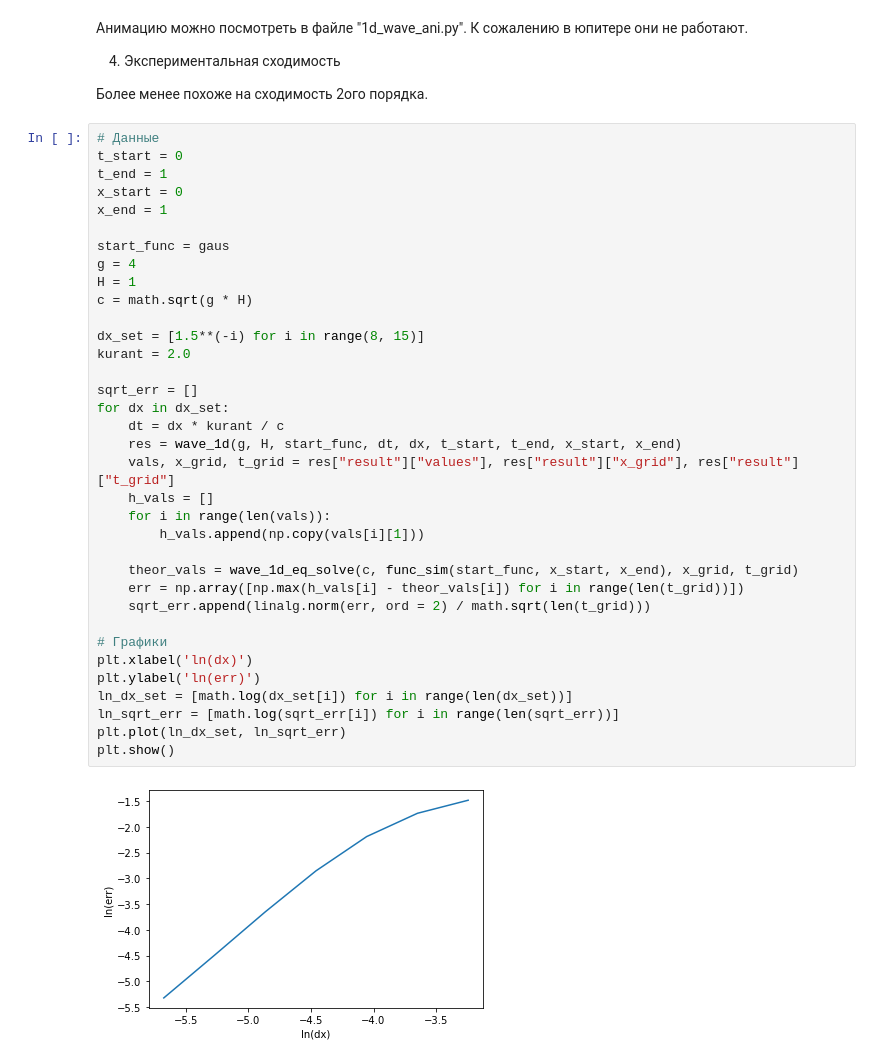
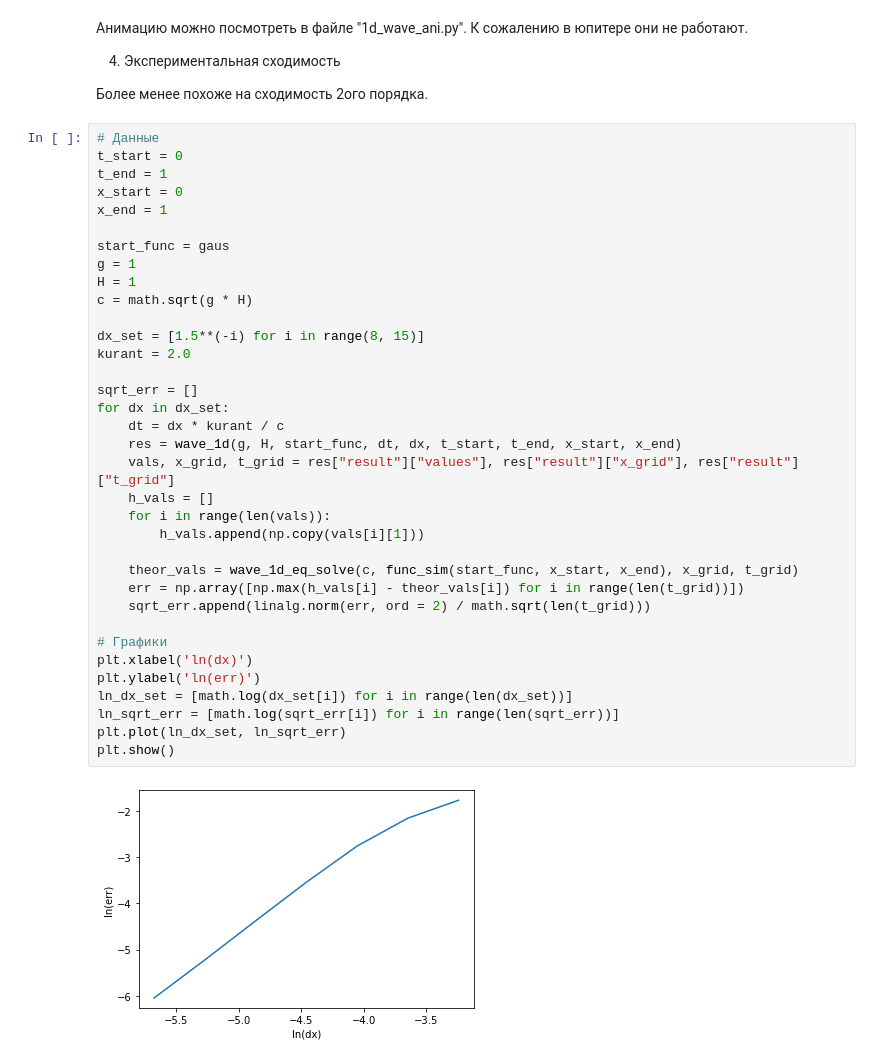
Before and after one commit to Griborii/computation_math, a Jupyter notebook: project/main.ipynb, the cells around one changed output. Saved outputs shown, nothing was run; the diff lists cells and outputs as text.

```diff
--- a/project/main.ipynb
+++ b/project/main.ipynb
@@ -216,32 +216,32 @@ x_start = 0
 x_end = 1
 
 start_func = gaus
-g = 4
+g = 1
 H = 1
 c = math.sqrt(g * H)
 
 dx_set = [1.5**(-i) for i in range(8, 15)]
 kurant = 2.0
 
 sqrt_err = []
 for dx in dx_set:
     dt = dx * kurant / c
     res = wave_1d(g, H, start_func, dt, dx, t_start, t_end, x_start, x_end)
     vals, x_grid, t_grid = res["result"]["values"], res["result"]["x_grid"], res["result"]["t_grid"]
     h_vals = []
     for i in range(len(vals)):
         h_vals.append(np.copy(vals[i][1]))
 
     theor_vals = wave_1d_eq_solve(c, func_sim(start_func, x_start, x_end), x_grid, t_grid)
     err = np.array([np.max(h_vals[i] - theor_vals[i]) for i in range(len(t_grid))])
     sqrt_err.append(linalg.norm(err, ord = 2) / math.sqrt(len(t_grid)))
 
 # Графики
 plt.xlabel('ln(dx)')
 plt.ylabel('ln(err)')
 ln_dx_set = [math.log(dx_set[i]) for i in range(len(dx_set))]
 ln_sqrt_err = [math.log(sqrt_err[i]) for i in range(len(sqrt_err))]
 plt.plot(ln_dx_set, ln_sqrt_err)
 plt.show()
 # %% [output]
-[figure, old version]
+[figure, new version]
```
Also changed, not shown: parts of 3 cells of this notebook, 2 other files.
